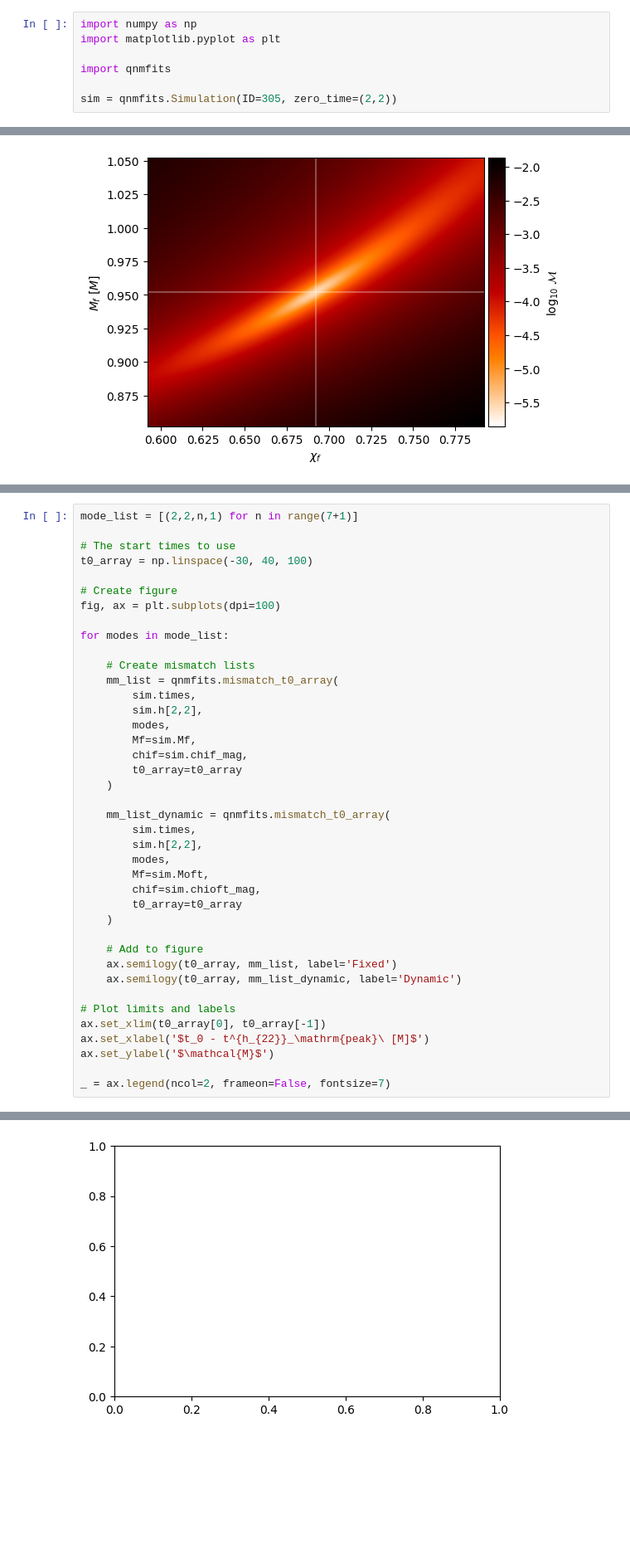
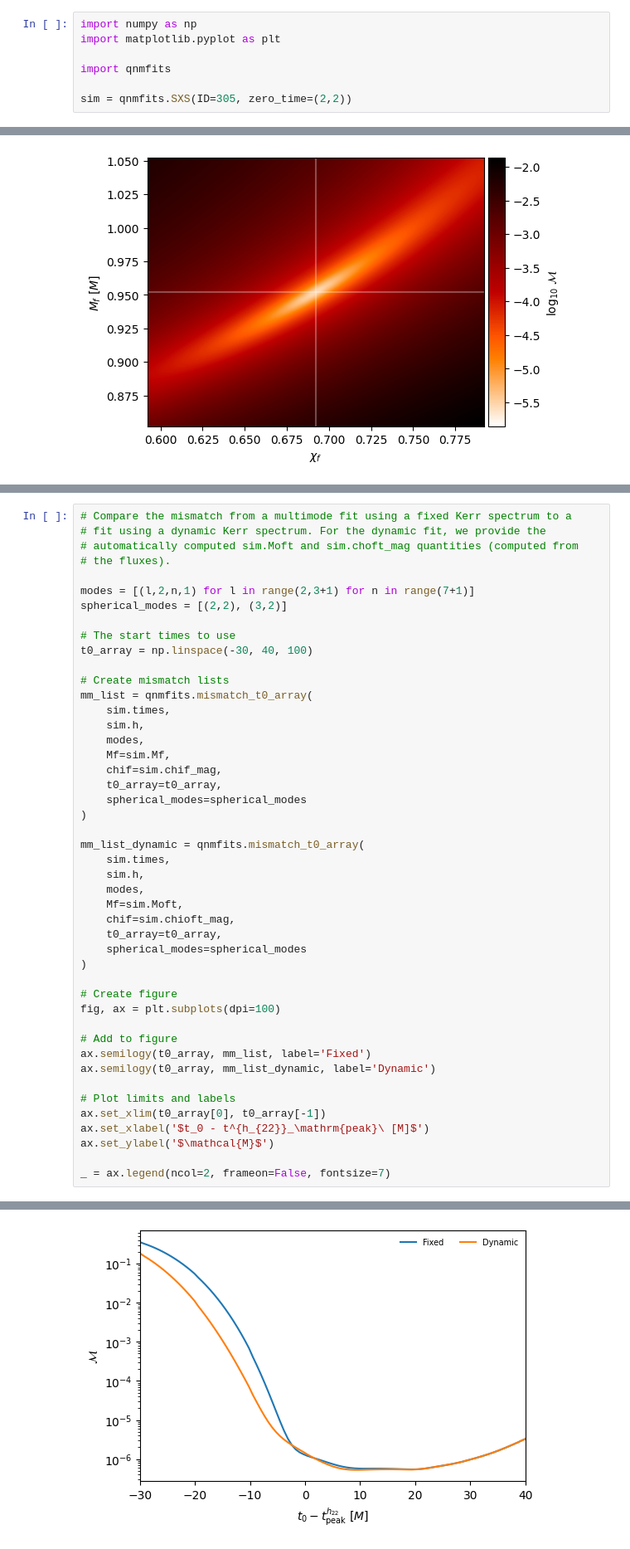
Before and after one commit to eliotfinch/qnmfits, a Jupyter notebook: examples/package_tutorial.ipynb, the cells around one changed output, grey strips where cells are left out. Shown at 83% size. Drawn from its saved outputs; the diff is of its cells as text; blank space fills up the shorter version.

```diff
--- a/examples/package_tutorial.ipynb
+++ b/examples/package_tutorial.ipynb
@@ -26,7 +26,7 @@ import matplotlib.pyplot as plt
 
 import qnmfits
 
-sim = qnmfits.Simulation(ID=305, zero_time=(2,2))
+sim = qnmfits.SXS(ID=305, zero_time=(2,2))
 # %% [output]
 Skipping download from 'https://data.black-holes.org/catalog.json' because local file is newer
 Found the following files to load from the SXS catalog:
@@ -332,36 +334,42 @@ Compare fixed spectrum to dynamic spectrum fits:
 # %%
-mode_list = [(2,2,n,1) for n in range(7+1)]
+# Compare the mismatch from a multimode fit using a fixed Kerr spectrum to a
+# fit using a dynamic Kerr spectrum. For the dynamic fit, we provide the
+# automatically computed sim.Moft and sim.choft_mag quantities (computed from
+# the fluxes).
+
+modes = [(l,2,n,1) for l in range(2,3+1) for n in range(7+1)]
+spherical_modes = [(2,2), (3,2)]
 
 # The start times to use
 t0_array = np.linspace(-30, 40, 100)
 
+# Create mismatch lists
+mm_list = qnmfits.mismatch_t0_array(
+    sim.times,
+    sim.h,
+    modes,
+    Mf=sim.Mf,
+    chif=sim.chif_mag,
+    t0_array=t0_array,
+    spherical_modes=spherical_modes
+)
+
+mm_list_dynamic = qnmfits.mismatch_t0_array(
+    sim.times,
+    sim.h,
+    modes,
+    Mf=sim.Moft,
+    chif=sim.chioft_mag,
+    t0_array=t0_array,
+    spherical_modes=spherical_modes
+)
+
 # Create figure
 fig, ax = plt.subplots(dpi=100)
 
-for modes in mode_list:
-
-    # Create mismatch lists
-    mm_list = qnmfits.mismatch_t0_array(
-        sim.times,
-        sim.h[2,2],
-        modes,
-        Mf=sim.Mf,
-        chif=sim.chif_mag,
-        t0_array=t0_array
-    )
-
-    mm_list_dynamic = qnmfits.mismatch_t0_array(
-        sim.times,
-        sim.h[2,2],
-        modes,
-        Mf=sim.Moft,
-        chif=sim.chioft_mag,
-        t0_array=t0_array
-    )
-
-    # Add to figure
-    ax.semilogy(t0_array, mm_list, label='Fixed')
-    ax.semilogy(t0_array, mm_list_dynamic, label='Dynamic')
+# Add to figure
+ax.semilogy(t0_array, mm_list, label='Fixed')
+ax.semilogy(t0_array, mm_list_dynamic, label='Dynamic')
 
 # Plot limits and labels
 ax.set_xlim(t0_array[0], t0_array[-1])
@@ -374 +381 @@ TypeError: object of type 'int' has no len()
-[figure, old version]
+[figure, new version]
```
Also changed, not shown: parts of 6 cells of this notebook, 7 other files.
